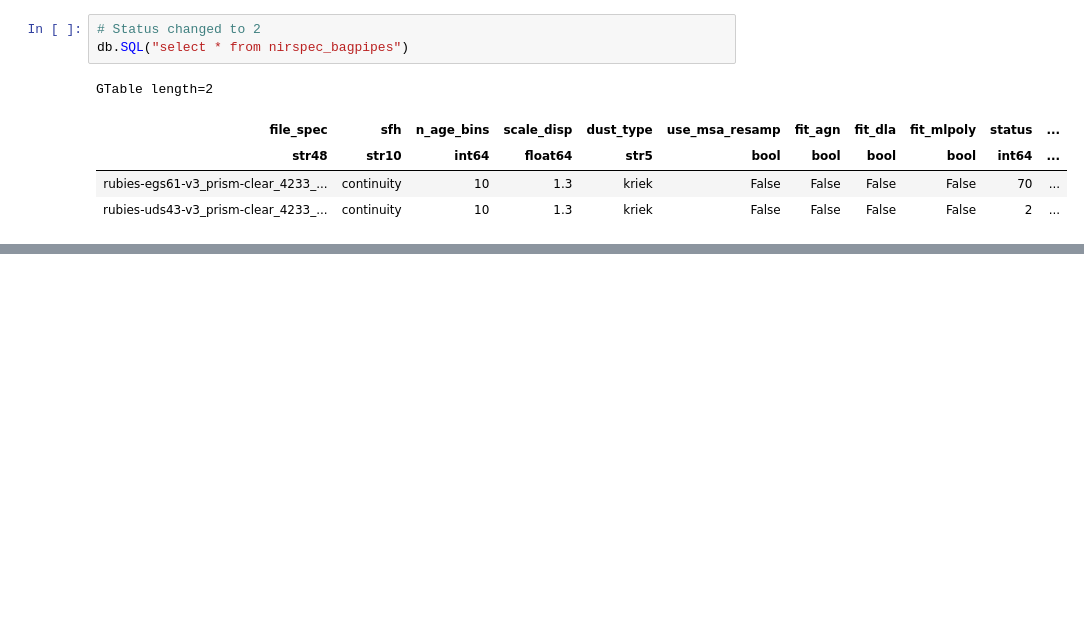
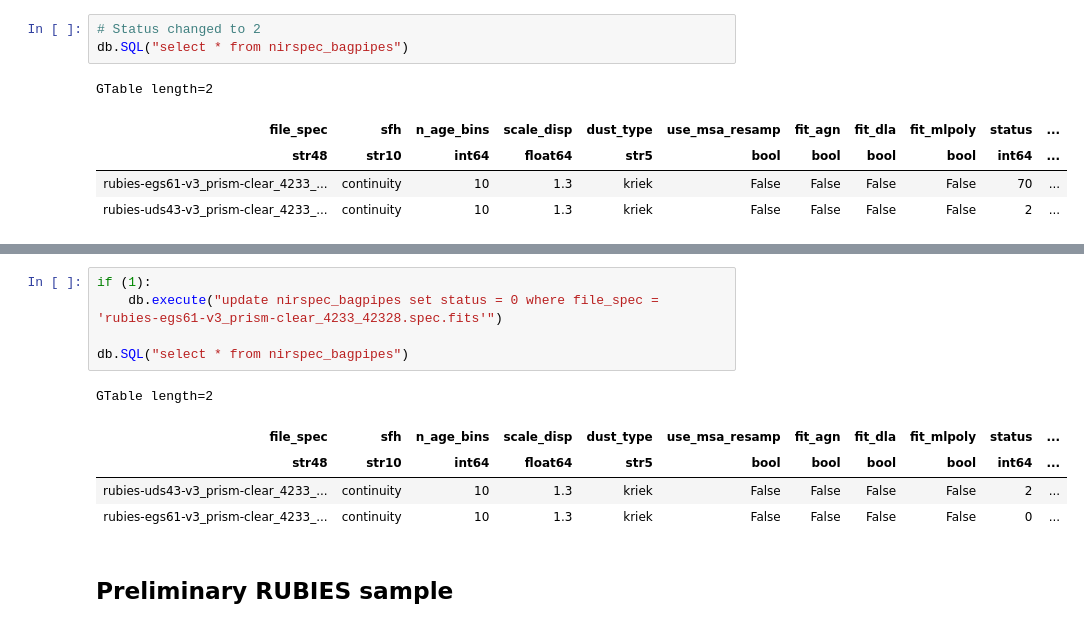
Before and after one commit to RashmiGot/dja-pipes, a Jupyter notebook: working_directory/prepare-database.ipynb, the cells around one changed output, grey strips where cells are left out. Saved outputs shown, nothing was run; the diff lists cells and outputs as text; blank space fills up the shorter version.

```diff
--- a/working_directory/prepare-database.ipynb
+++ b/working_directory/prepare-database.ipynb
@@ -408,0 +413,13 @@ GTable length=2
+# %%
+if (1):
+    db.execute("update nirspec_bagpipes set status = 0 where file_spec = 'rubies-egs61-v3_prism-clear_4233_42328.spec.fits'")
+
+db.SQL("select * from nirspec_bagpipes")
+# %% [output]
+GTable length=2
+| file_spec | sfh | n_age_bins | scale_disp | dust_type | use_msa_resamp | fit_agn | fit_dla | fit_mlpoly | status | ... |
+| str48 | str10 | int64 | float64 | str5 | bool | bool | bool | bool | int64 | ... |
+| rubies-uds43-v3_prism-clear_4233_... | continuity | 10 | 1.3 | kriek | False | False | False | False | 2 | ... |
+| rubies-egs61-v3_prism-clear_4233_... | continuity | 10 | 1.3 | kriek | False | False | False | False | 0 | ... |
+# %% [markdown]
+## Preliminary RUBIES sample
```
Also changed, not shown: parts of 19 cells of this notebook.
